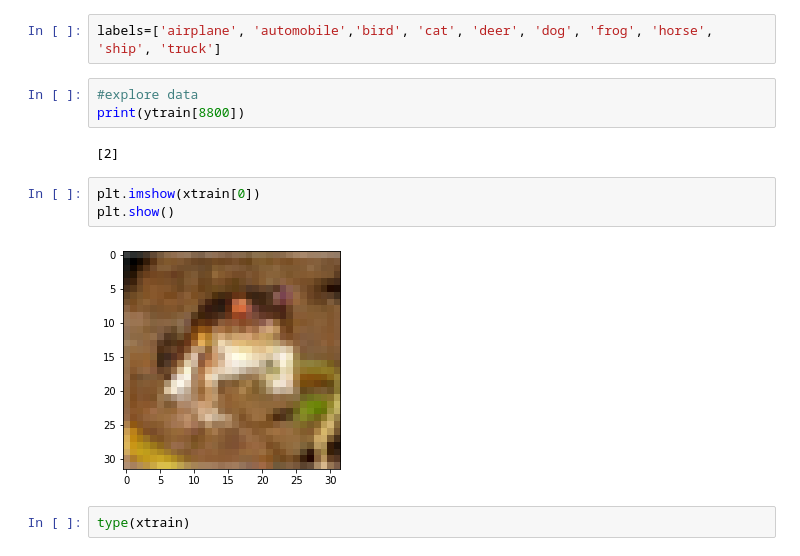
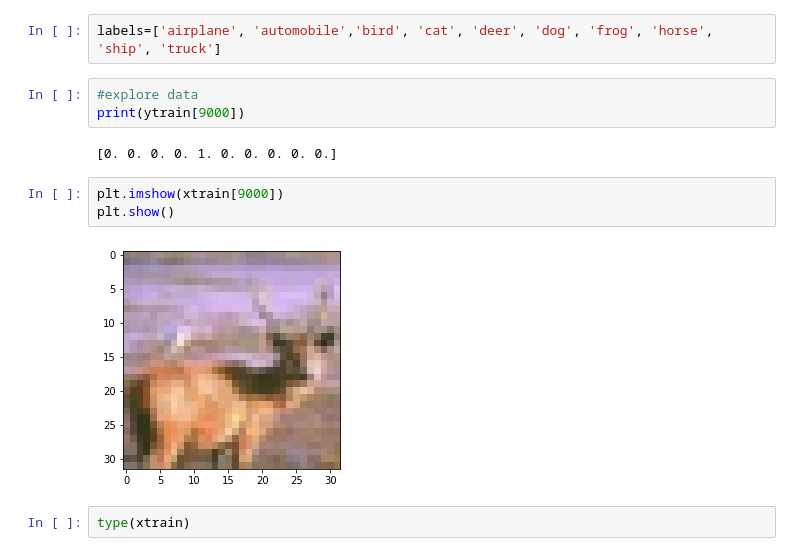
Before and after one commit to 1992rs/Deep-Learning, a Jupyter notebook: CIFAR-10 Dataset Classification using Keras.ipynb, the cells around one changed output. Saved outputs shown, nothing was run; the diff lists cells and outputs as text.

```diff
--- a/CIFAR-10 Dataset Classification using Keras.ipynb
+++ b/CIFAR-10 Dataset Classification using Keras.ipynb
@@ -29,14 +29,14 @@ print(ytest.shape)
 labels=['airplane', 'automobile','bird', 'cat', 'deer', 'dog', 'frog', 'horse', 'ship', 'truck']
 # %%
 #explore data
-print(ytrain[8800])
+print(ytrain[9000])
 # %% [output]
-[2]
+[0. 0. 0. 0. 1. 0. 0. 0. 0. 0.]
 # %%
-plt.imshow(xtrain[0])
+plt.imshow(xtrain[9000])
 plt.show()
 # %% [output]
-[figure, old version]
+[figure, new version]
 # %%
 type(xtrain)
 # %% [output]
```
Also changed, not shown: parts of 25 cells of this notebook.
